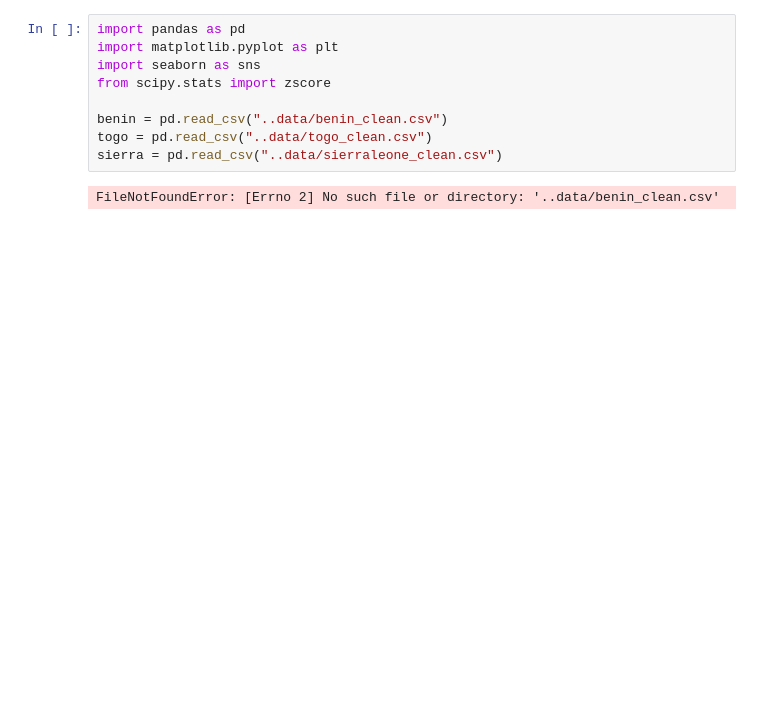
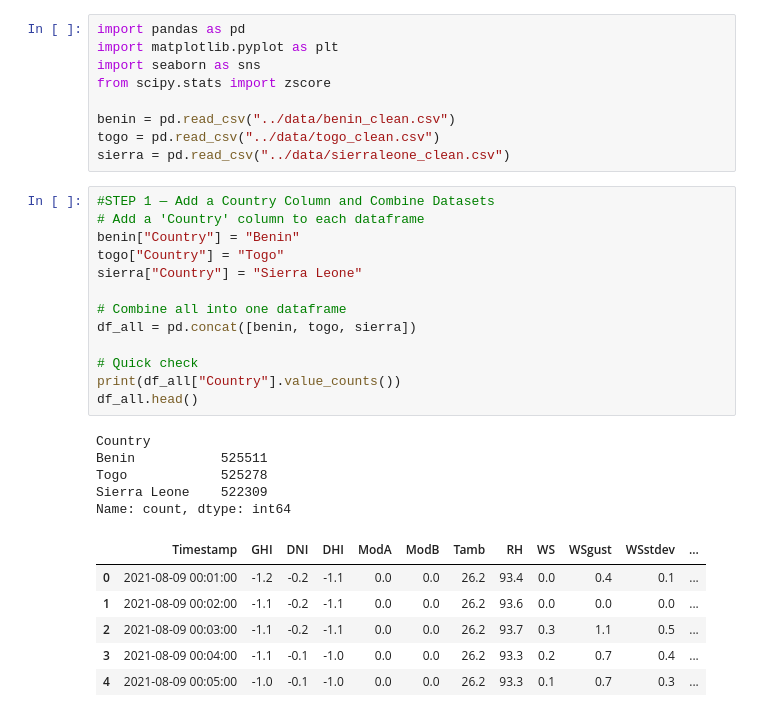
Before and after one commit to Lemlem-Tsifete/solar-challenge-week0, a Jupyter notebook: notebooks/compare_countries.ipynb, the cells around one changed output. Drawn from its saved outputs; the diff is of its cells as text; blank space fills up the shorter version.

```diff
--- a/notebooks/compare_countries.ipynb
+++ b/notebooks/compare_countries.ipynb
@@ -4,8 +4,31 @@ import matplotlib.pyplot as plt
 import seaborn as sns
 from scipy.stats import zscore
 
-benin = pd.read_csv("..data/benin_clean.csv")
-togo = pd.read_csv("..data/togo_clean.csv")
-sierra = pd.read_csv("..data/sierraleone_clean.csv")
+benin = pd.read_csv("../data/benin_clean.csv")
+togo = pd.read_csv("../data/togo_clean.csv")
+sierra = pd.read_csv("../data/sierraleone_clean.csv")
-# %% [output]
-FileNotFoundError: [Errno 2] No such file or directory: '..data/benin_clean.csv'
+# %%
+#STEP 1 — Add a Country Column and Combine Datasets
+# Add a 'Country' column to each dataframe
+benin["Country"] = "Benin"
+togo["Country"] = "Togo"
+sierra["Country"] = "Sierra Leone"
+
+# Combine all into one dataframe
+df_all = pd.concat([benin, togo, sierra])
+
+# Quick check
+print(df_all["Country"].value_counts())
+df_all.head()
+# %% [output]
+Country
+Benin           525511
+Togo            525278
+Sierra Leone    522309
+Name: count, dtype: int64
+|  | Timestamp | GHI | DNI | DHI | ModA | ModB | Tamb | RH | WS | WSgust | WSstdev | ... |
+| 0 | 2021-08-09 00:01:00 | -1.2 | -0.2 | -1.1 | 0.0 | 0.0 | 26.2 | 93.4 | 0.0 | 0.4 | 0.1 | ... |
+| 1 | 2021-08-09 00:02:00 | -1.1 | -0.2 | -1.1 | 0.0 | 0.0 | 26.2 | 93.6 | 0.0 | 0.0 | 0.0 | ... |
+| 2 | 2021-08-09 00:03:00 | -1.1 | -0.2 | -1.1 | 0.0 | 0.0 | 26.2 | 93.7 | 0.3 | 1.1 | 0.5 | ... |
+| 3 | 2021-08-09 00:04:00 | -1.1 | -0.1 | -1.0 | 0.0 | 0.0 | 26.2 | 93.3 | 0.2 | 0.7 | 0.4 | ... |
+| 4 | 2021-08-09 00:05:00 | -1.0 | -0.1 | -1.0 | 0.0 | 0.0 | 26.2 | 93.3 | 0.1 | 0.7 | 0.3 | ... |
```
Also changed, not shown: parts of 4 cells of this notebook.
